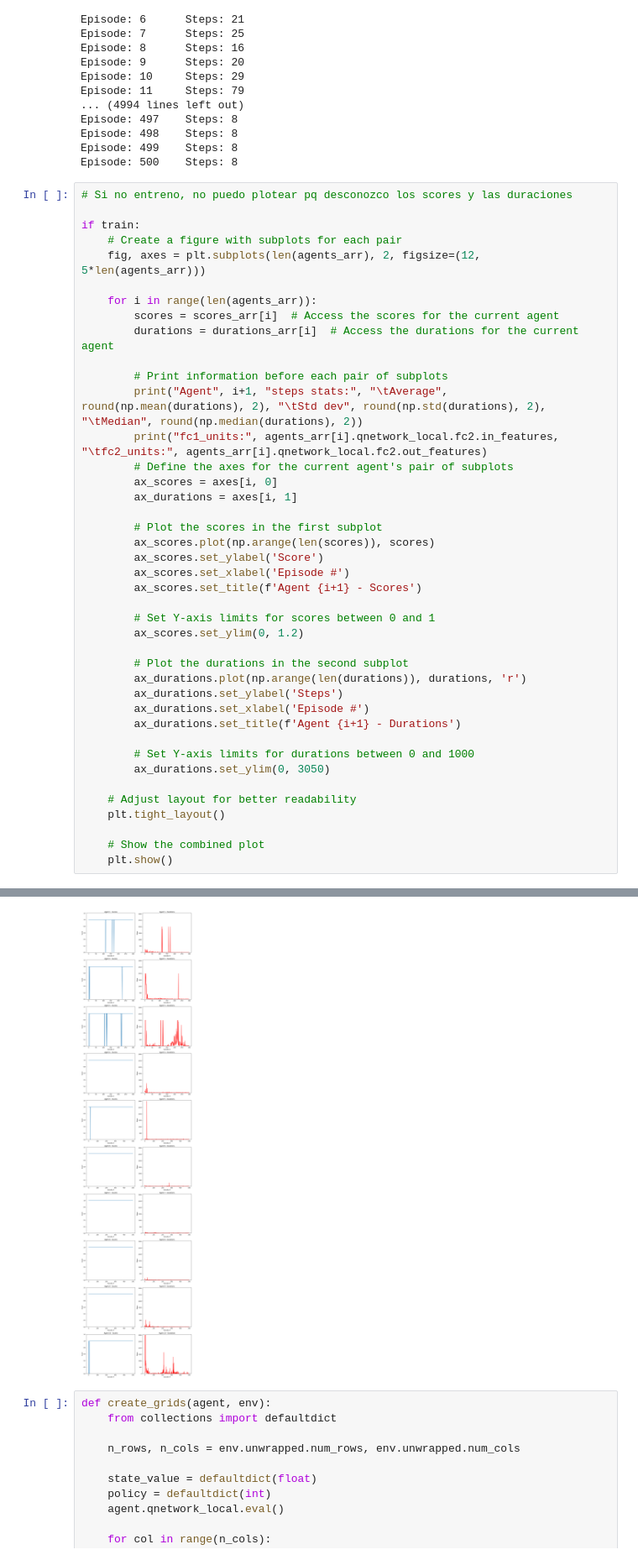
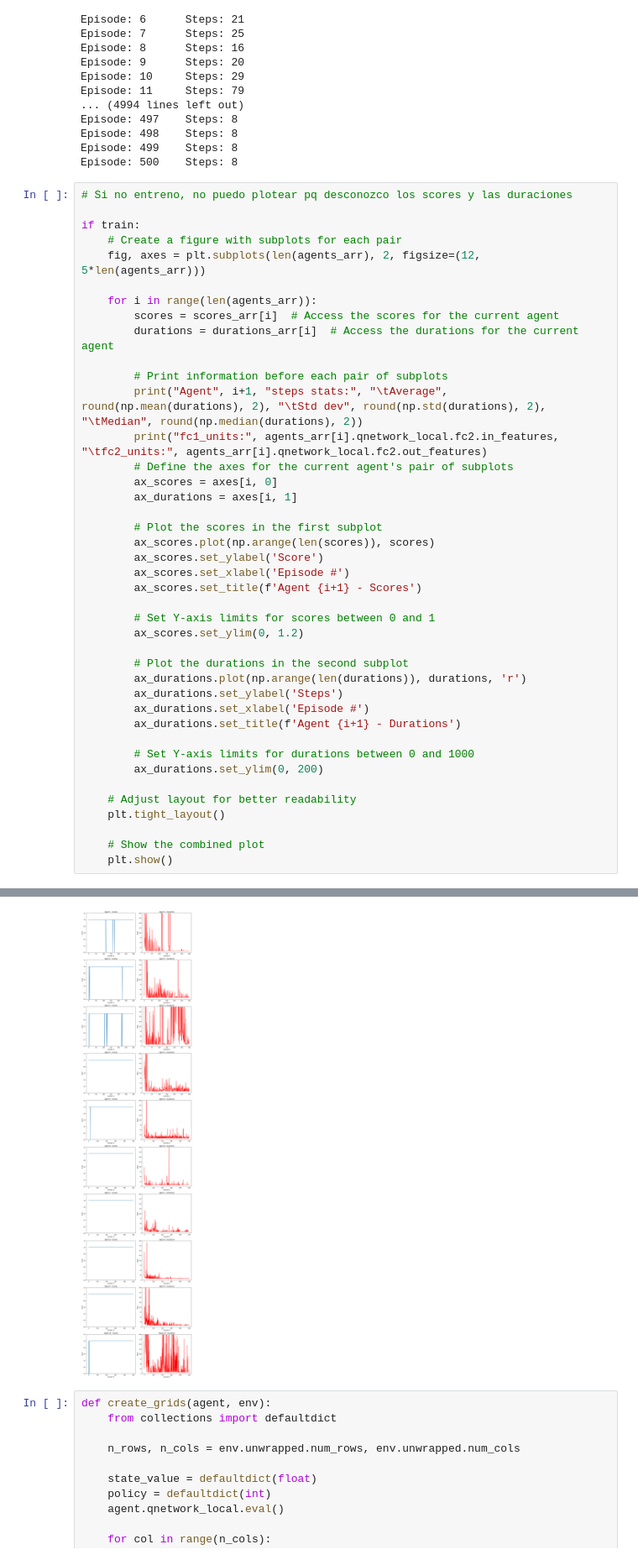
Before and after one commit to salvalago23/TFG_Salvador_Perez_GR, a Jupyter notebook: src/5_DQNtrain&replay.ipynb, the cells around one changed output, grey strips where cells are left out. Shown: that part at 84% size. Saved outputs shown, nothing was run; the diff lists cells and outputs as text.

```diff
--- a/src/5_DQNtrain&replay.ipynb
+++ b/src/5_DQNtrain&replay.ipynb
@@ -152,35 +152,35 @@ if train:
         ax_durations.set_title(f'Agent {i+1} - Durations')
 
         # Set Y-axis limits for durations between 0 and 1000
-        ax_durations.set_ylim(0, 3050)
+        ax_durations.set_ylim(0, 200)
 
     # Adjust layout for better readability
     plt.tight_layout()
 
     # Show the combined plot
     plt.show()
 # %% [output]
 Agent 1 steps stats:    Average 48.25   Std dev 251.3   Median 8.0
 fc1_units: 64   fc2_units: 64
 Agent 2 steps stats:    Average 70.7    Std dev 287.84  Median 8.0
 fc1_units: 64   fc2_units: 128
 Agent 3 steps stats:    Average 194.27  Std dev 453.65  Median 20.0
 fc1_units: 128  fc2_units: 64
 Agent 4 steps stats:    Average 23.61   Std dev 52.09   Median 14.0
 fc1_units: 128  fc2_units: 128
 Agent 5 steps stats:    Average 19.32   Std dev 133.8   Median 9.0
 fc1_units: 128  fc2_units: 128
 Agent 6 steps stats:    Average 10.5    Std dev 13.9    Median 8.0
 fc1_units: 64   fc2_units: 64
 Agent 7 steps stats:    Average 12.25   Std dev 9.68    Median 8.0
 fc1_units: 64   fc2_units: 128
 Agent 8 steps stats:    Average 10.47   Std dev 11.1    Median 8.0
 fc1_units: 128  fc2_units: 64
 Agent 9 steps stats:    Average 16.31   Std dev 34.5    Median 8.0
 fc1_units: 128  fc2_units: 128
 Agent 10 steps stats:   Average 98.44   Std dev 370.64  Median 8.0
 fc1_units: 128  fc2_units: 128
-[figure, old version]
+[figure, new version]
 # %%
 def create_grids(agent, env):
     from collections import defaultdict
```
Also changed, not shown: 1 other file.
